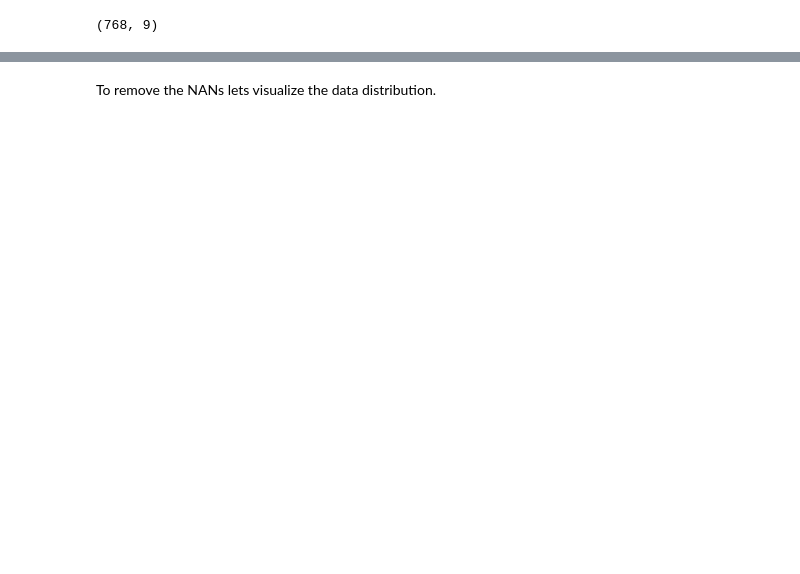
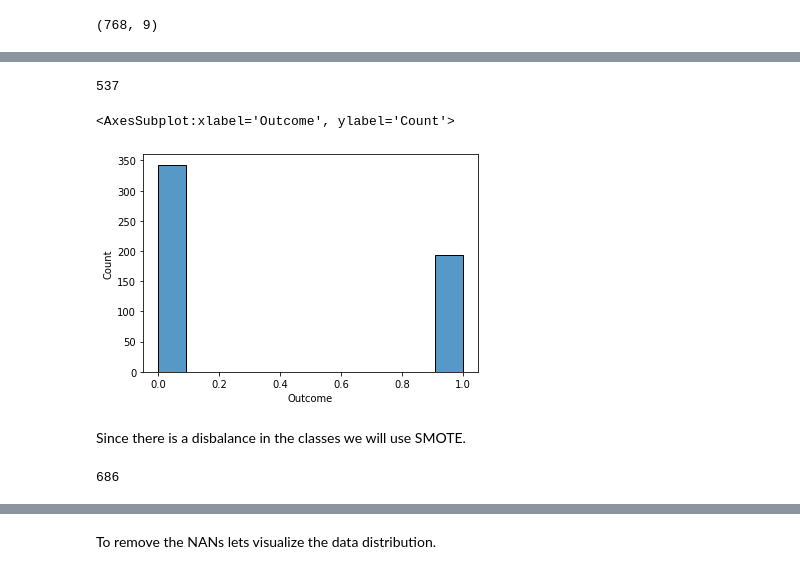
Before and after one commit to PriyankaSharma0925/Kaggle, a Jupyter notebook: working-on-binary-classification.ipynb, the cells around one changed output, grey strips where cells are left out. Drawn from its saved outputs; the diff is of its cells as text; code cells hidden in the pictures; blank space fills up the shorter version.

```diff
--- a/working-on-binary-classification.ipynb
+++ b/working-on-binary-classification.ipynb
@@ -139,3 +183,0 @@ print(np.where(z>3))
-# %%
-dataset = dataset[(z < 3).all(axis=1)]
-dataset
@@ -155,0 +188,3 @@ dataset
+# %%
+X=dataset.drop('Outcome',axis=1).values
+y=dataset['Outcome']
@@ -219,0 +220,7 @@ dataset_1
+# %%
+
+from sklearn.preprocessing import StandardScaler
+
+ss=StandardScaler()
+X=ss.fit_transform(X)
+X
@@ -219,0 +241,21 @@ dataset_1
+# %%
+from sklearn.model_selection import train_test_split
+X_train,X_test,y_train,y_test=train_test_split(X,y,test_size=0.3)
+# %%
+len(y_train)
+# %% [output]
+537
+# %%
+sns.histplot(y_train)
+# %% [output]
+<AxesSubplot:xlabel='Outcome', ylabel='Count'>
+[figure, added]
+# %% [markdown]
+Since there is a disbalance in the classes we will use SMOTE.
+# %%
+from imblearn.over_sampling import SMOTE
+smt=SMOTE()
+X_train, y_train = smt.fit_resample(X_train, y_train)
+len(y_train)
+# %% [output]
+686
```
Also changed, not shown: parts of 57 cells of this notebook.
